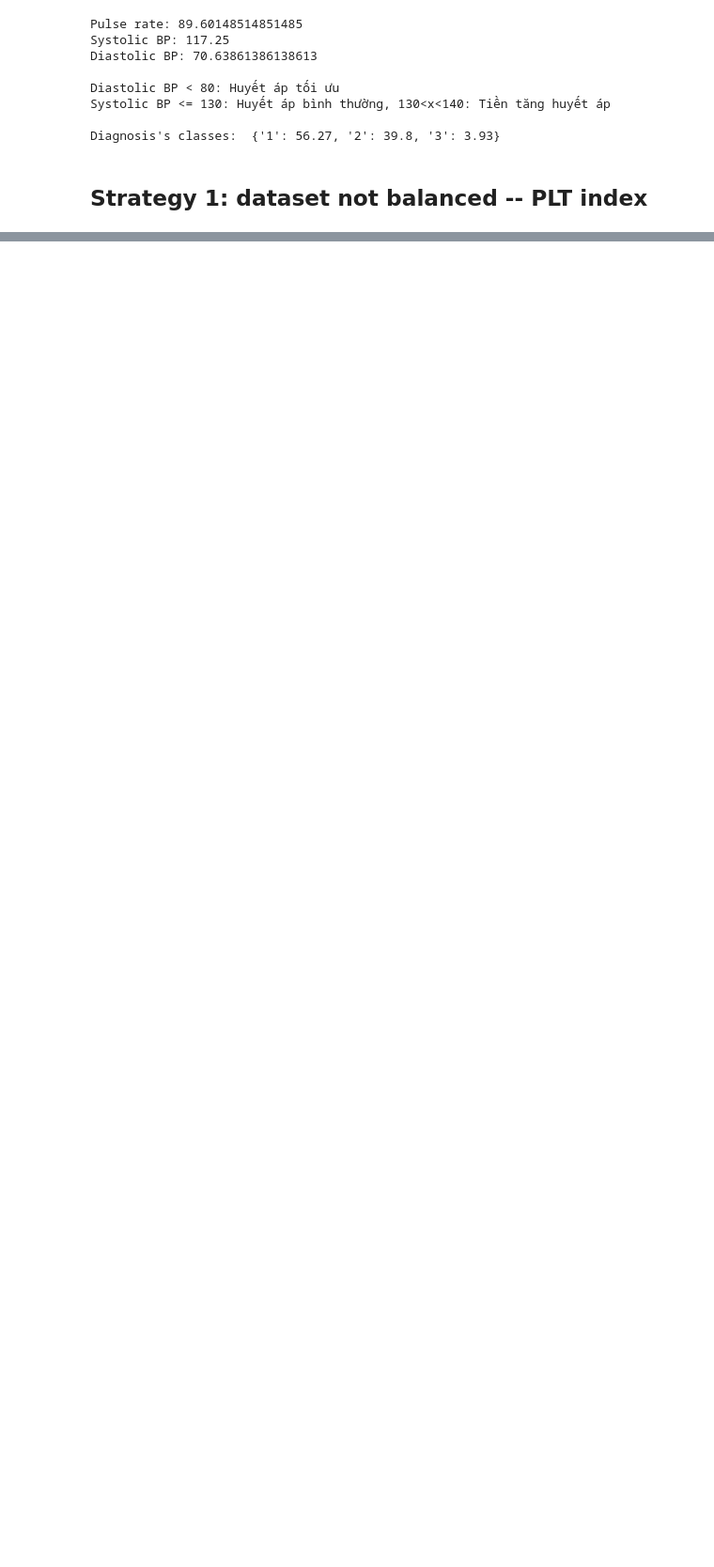
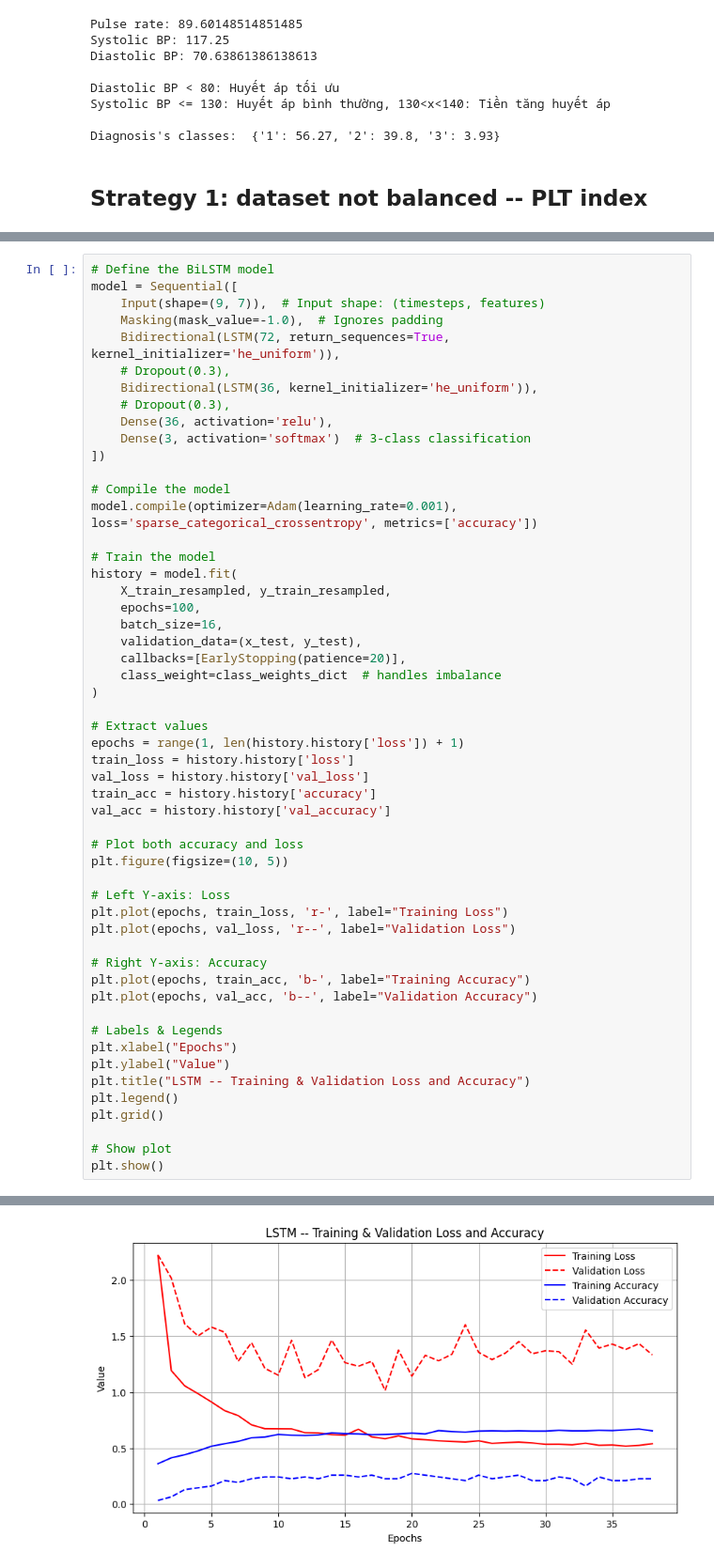
Before and after one commit to khnam-ng/SevereDengueFever, a Jupyter notebook: src/BiLSTM.ipynb, the cells around one changed output, grey strips where cells are left out. Shown at 94% size. Saved outputs shown, nothing was run; the diff lists cells and outputs as text; blank space fills up the shorter version.

Commit message:
add BiLSTM for AST/ALT (effects on liver)

```diff
--- a/src/BiLSTM.ipynb
+++ b/src/BiLSTM.ipynb
@@ -210,0 +255,54 @@ Test Accuracy: 0.5676
+# %%
+# Define the BiLSTM model
+model = Sequential([
+    Input(shape=(9, 7)),  # Input shape: (timesteps, features)
+    Masking(mask_value=-1.0),  # Ignores padding
+    Bidirectional(LSTM(72, return_sequences=True, kernel_initializer='he_uniform')),
+    # Dropout(0.3),
+    Bidirectional(LSTM(36, kernel_initializer='he_uniform')),
+    # Dropout(0.3),
+    Dense(36, activation='relu'),
+    Dense(3, activation='softmax')  # 3-class classification
+])
+
+# Compile the model
+model.compile(optimizer=Adam(learning_rate=0.001), loss='sparse_categorical_crossentropy', metrics=['accuracy'])
+
+# Train the model
+history = model.fit(
+    X_train_resampled, y_train_resampled,
+    epochs=100,
+    batch_size=16,
+    validation_data=(x_test, y_test),
+    callbacks=[EarlyStopping(patience=20)],
+    class_weight=class_weights_dict  # handles imbalance
+)
+
+# Extract values
+epochs = range(1, len(history.history['loss']) + 1)
+train_loss = history.history['loss']
+val_loss = history.history['val_loss']
+train_acc = history.history['accuracy']
+val_acc = history.history['val_accuracy']
+
+# Plot both accuracy and loss
+plt.figure(figsize=(10, 5))
+
+# Left Y-axis: Loss
+plt.plot(epochs, train_loss, 'r-', label="Training Loss")
+plt.plot(epochs, val_loss, 'r--', label="Validation Loss")
+
+# Right Y-axis: Accuracy
+plt.plot(epochs, train_acc, 'b-', label="Training Accuracy")
+plt.plot(epochs, val_acc, 'b--', label="Validation Accuracy")
+
+# Labels & Legends
+plt.xlabel("Epochs")
+plt.ylabel("Value")
+plt.title("LSTM -- Training & Validation Loss and Accuracy")
+plt.legend()
+plt.grid()
+
+# Show plot
+plt.show()
+# %% [output]
@@ -210,0 +326 @@ Test Accuracy: 0.5676
+[figure, added]
```
Also changed, not shown: parts of 8 cells of this notebook.
